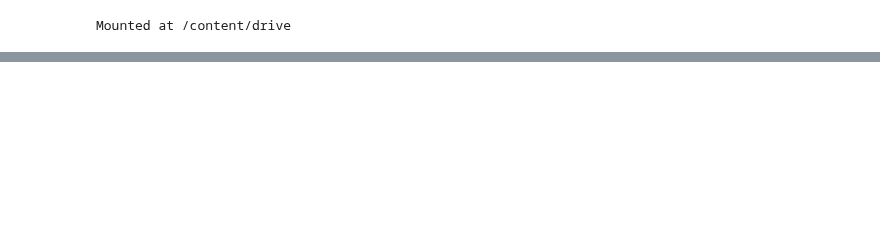
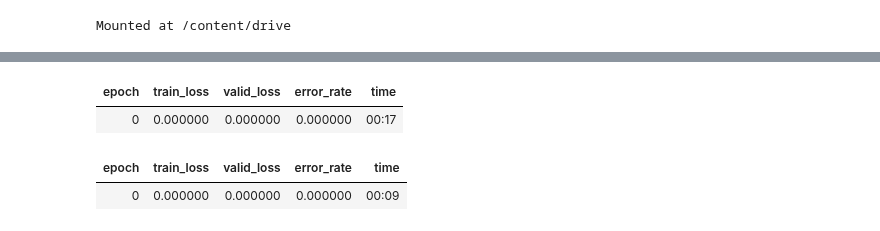
Before and after one commit to alixintong/btt-ai-know-your-customer, a Jupyter notebook: know_your_customer.ipynb, the cells around one changed output, grey strips where cells are left out. Saved outputs shown, nothing was run; the diff lists cells and outputs as text; code cells hidden in the pictures; blank space fills up the shorter version.

```diff
--- a/know_your_customer.ipynb
+++ b/know_your_customer.ipynb
@@ -147,0 +199,7 @@ Read a new frame:  False
+# %%
+# save _rejected column for binary classification
+bin_doc = df['_rejected']
+path = '/content/drive/MyDrive/BTTAI_AmericanExpress1/datasets/sampleDataset/frames'
+
+files = get_image_files(path + "/datasheet001_frames")
+len(files)
@@ -147,0 +217,11 @@ Read a new frame:  False
+# %%
+# label function
+def label_func(f):
+  frame_num = f.split('.jpg')[0]
+  frame_num = int(re.findall('[1-9]+', f)[1])
+  rowNum = frame_num-1
+  return bin_doc.loc[rowNum]
+# %%
+# DataLoader object
+# Stuck on: 'KeyError: '00163''
+dls = ImageDataLoaders.from_name_func(path, files, label_func, item_tfms=Resize(224))
@@ -147,0 +232,5 @@ Read a new frame:  False
+# %%
+# Create Learner with pretrained ResNet34
+learn = vision_learner(dls, resnet34, metrics=error_rate)
+learn.fine_tune(1)
+# %% [output]
@@ -147,0 +238,4 @@ Read a new frame:  False
+| epoch | train_loss | valid_loss | error_rate | time |
+| 0 | 0.000000 | 0.000000 | 0.000000 | 00:17 |
+| epoch | train_loss | valid_loss | error_rate | time |
+| 0 | 0.000000 | 0.000000 | 0.000000 | 00:09 |
```
Also changed, not shown: parts of 29 cells of this notebook.
